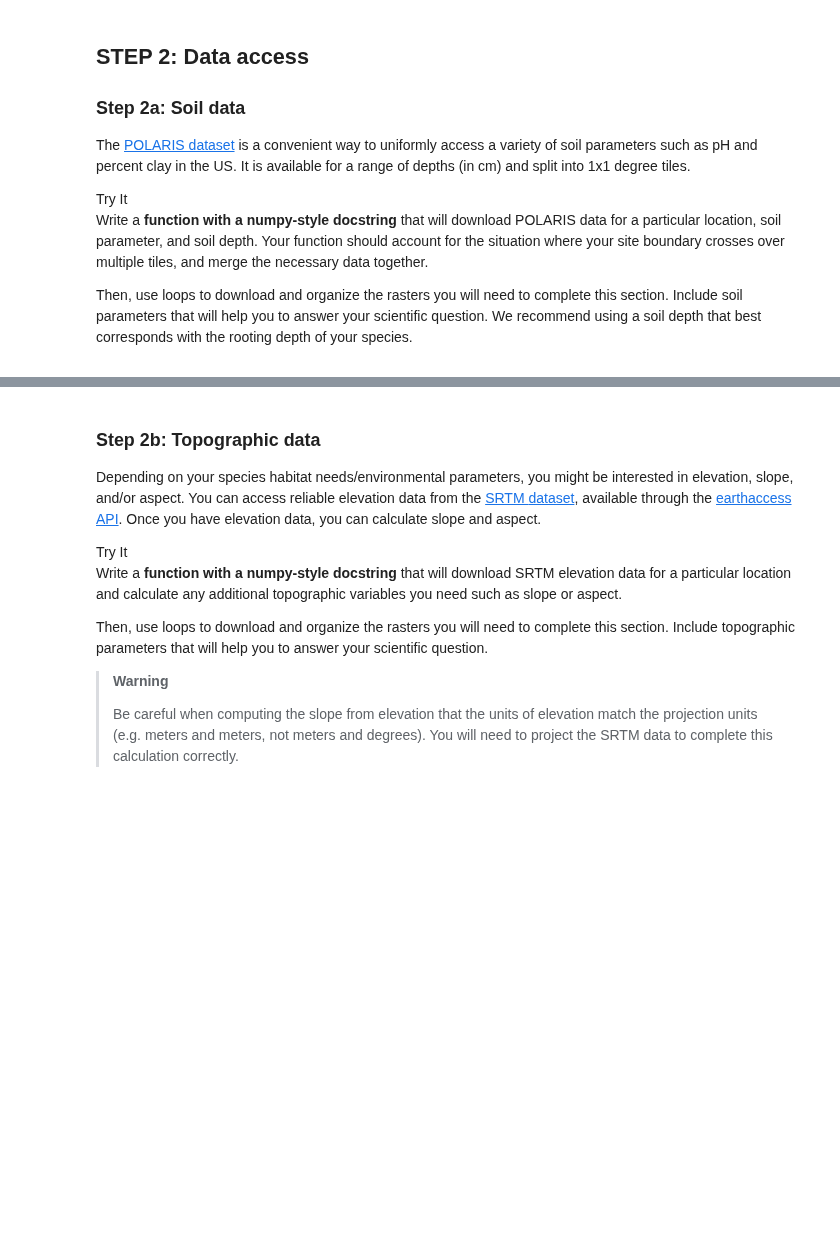
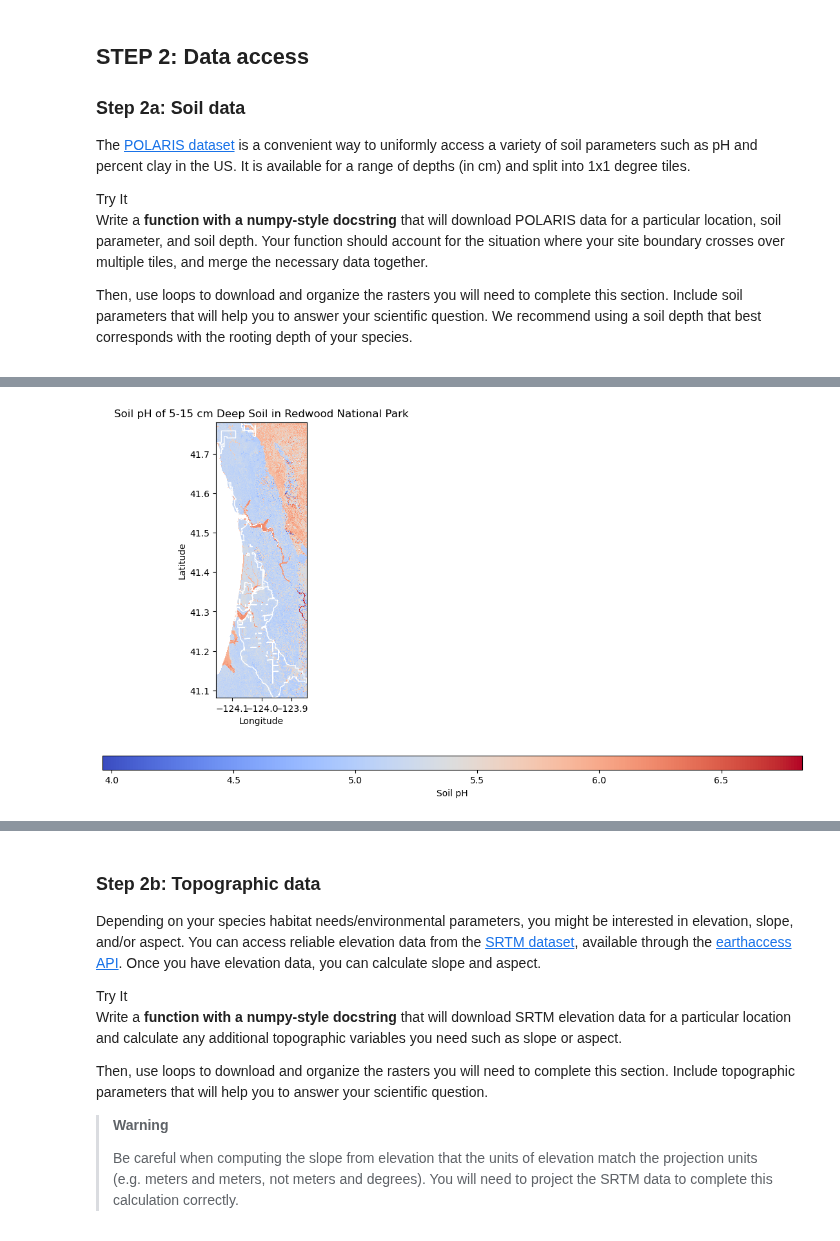
Before and after one commit to earthlab-education/spring-03-habitat-suitability-climate-change-Livian-Von-Dran, a Jupyter notebook: habitat_suitability.ipynb, the cells around one changed output, grey strips where cells are left out. Saved outputs shown, nothing was run; the diff lists cells and outputs as text; code cells hidden in the pictures; blank space fills up the shorter version.

Commit message:
Resolving error with pushing changes

```diff
--- a/habitat_suitability.ipynb
+++ b/habitat_suitability.ipynb
@@ -399,0 +428,4 @@ DriverError: Failed to open dataset (flags=68): C:\Users\livth\earth-analytics\d
+# %%
+# Reproject both GDFs to ESPG:4326 for plotting
+rnp_gdf_refined = rnp_gdf.to_crs("EPSG:4326")
+hrsp_gdf_refined = hrsp_gdf.to_crs("EPSG:4326")
@@ -472,0 +663,14 @@ best corresponds with the rooting depth of your species.</p></div></div>
+# %%
+# Create an empty dictionary
+soil_das = {}
+
+for site_name, gdf in sites.items():
+    soil_das[site_name] = {}
+    for prop, urls in soil_urls[site_name].items():
+        if not urls:
+            print(f"WARNING: No URLs for {prop} at {site_name}")
+            continue
+        try:
+            soil_das[site_name][prop] = build_da(urls, gdf.total_bounds)
+        except Exception as e:
+            print(f"ERROR processing {prop} at {site_name}: {e}")
@@ -472,0 +698,66 @@ best corresponds with the rooting depth of your species.</p></div></div>
+# %%
+# Create label variables to be inserted into the plot title and color bar
+prop_labels = {'ph': 'Soil pH', 'bd': 'Bulk Density (g/cm³)'}
+
+# Configure the color scheme for both plots
+prop_cmaps = {'ph': 'coolwarm', 'bd': 'viridis'}
+
+# Create a function that visualizes the soil pH and bulk density data for Redwood National Park:
+# Loop over the soil properties
+for prop in soil_props:
+    # Extract raster for Redwood National Park
+    rnp_da = soil_das['rnp'][prop]
+
+    # Configure the color map
+    cmap = prop_cmaps[prop]
+
+    # Set minimum and maximum for the color scale
+    vmin = float(rnp_da.min())
+    vmax = float(rnp_da.max())
+
+    # Create the gridspec layout
+    gs = gridspec.GridSpec(2, 2, height_ratios=[20, 1], hspace=0.4)
+
+    # Specify the figure size
+    fig = plt.figure(figsize=(14, 7))
+
+    # Create subplot for the raster map
+    ax1 = fig.add_subplot(gs[0, 0])
+
+    # Create a dedicated axes object for the horizontal color bar
+    cax = fig.add_subplot(gs[1, :])
+
+    # Plot the raster without the built-in color bar
+    rnp_plot = rnp_da.plot(
+        ax=ax1,
+        cmap=cmap,
+        vmin=vmin,
+        vmax=vmax,
+        add_colorbar=False  # Disable the automatic color bar
+    )
+
+    # Reproject the GeoDataFrame to match the raster's CRS
+    rnp_gdf_rp = rnp_gdf_refined.to_crs(rnp_da.rio.crs)
+
+    # Plot the reprojected boundaries on top of the raster
+    rnp_gdf_rp.plot(ax=ax1, facecolor='none', edgecolor='white', linewidth=1)
+
+    # Set axes limits to the extent of the park boundaries
+    xmin, ymin, xmax, ymax = rnp_gdf_rp.total_bounds
+    ax1.set_xlim(xmin, xmax)
+    ax1.set_ylim(ymin, ymax)
+
+    # Add axes labels for longitude and latitude
+    ax1.set_xlabel("Longitude")
+    ax1.set_ylabel("Latitude")
+
+    # Set the title with the property label
+    ax1.set_title(f'{prop_labels[prop]} of 5-15 cm Deep Soil in Redwood National Park')
+
+    # Add a horizontal color bar using the dedicated axes
+    plt.colorbar(rnp_plot, cax=cax, orientation='horizontal', label=prop_labels[prop])
+
+    # Display the plot
+    plt.show()
+# %% [output]
+[figure, added]
```
Also changed, not shown: parts of 42 cells of this notebook.
